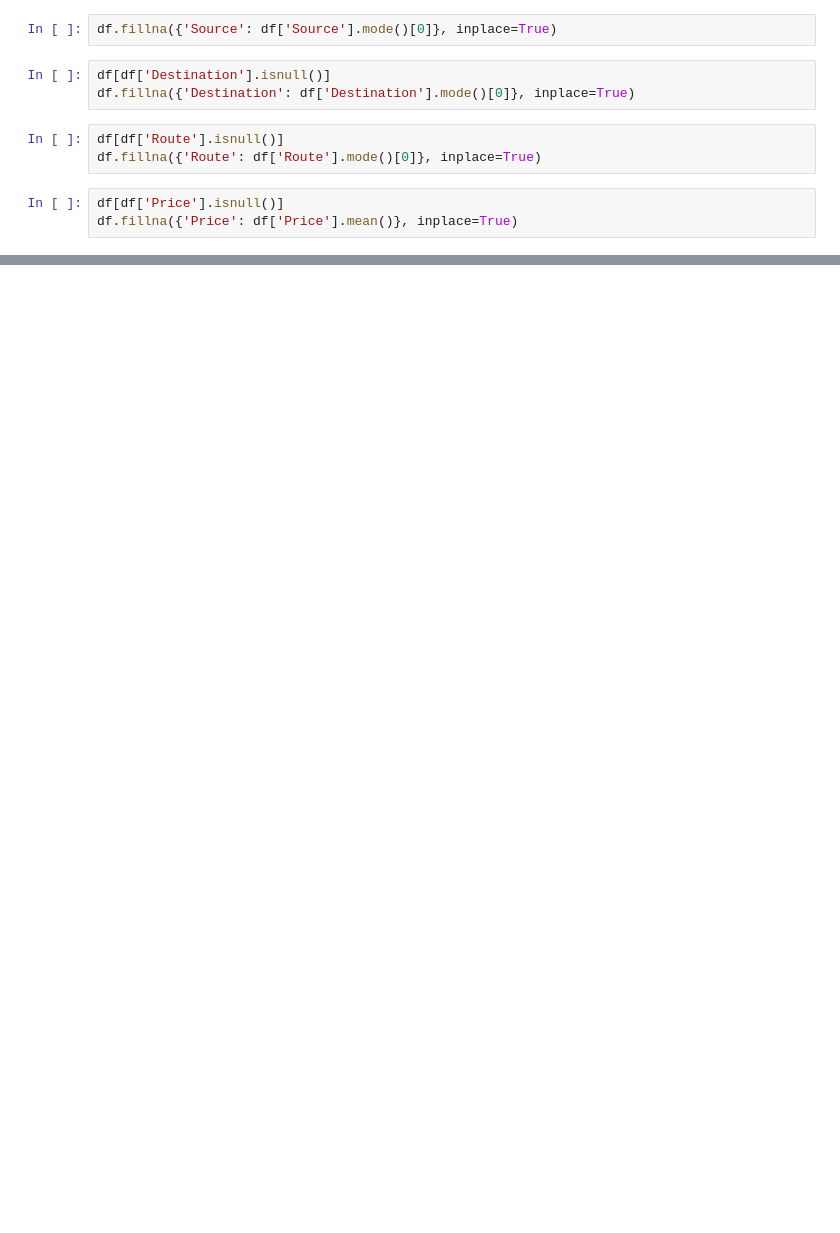
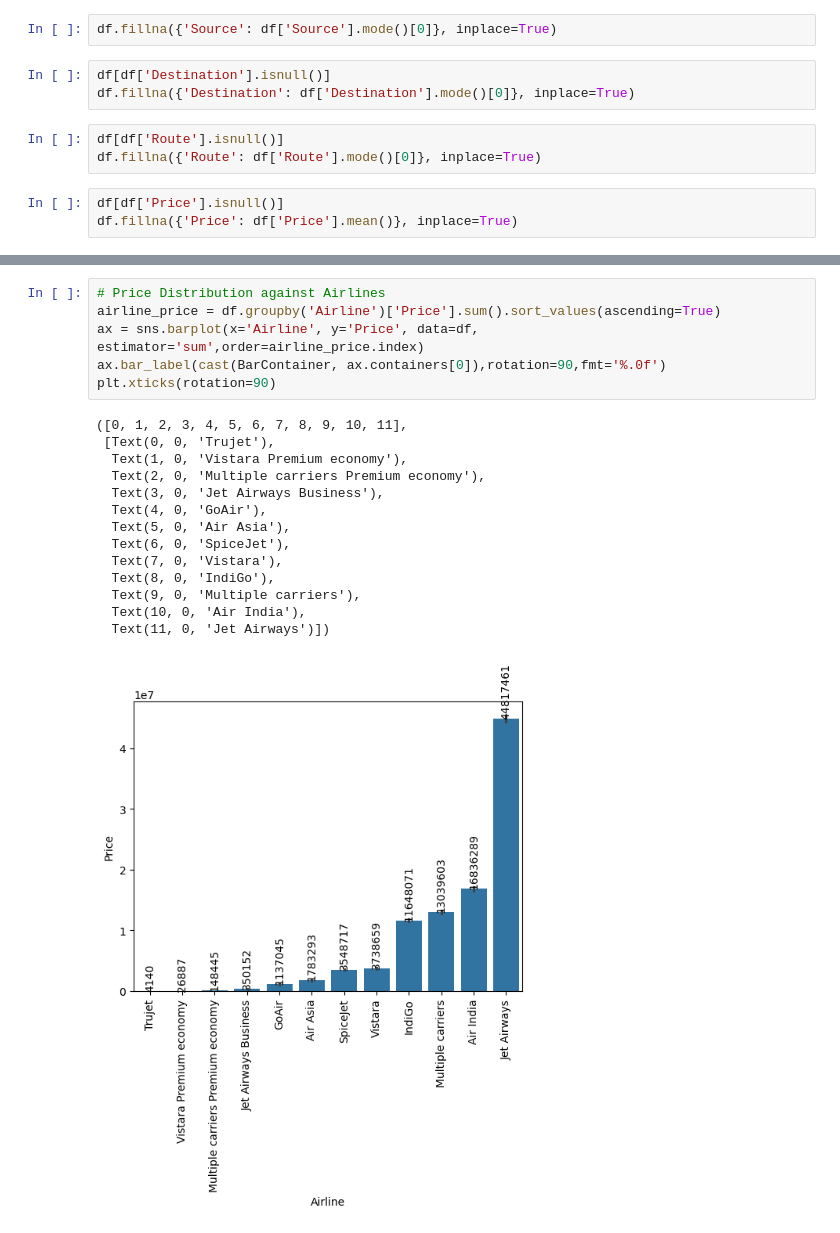
Before and after one commit to omkarbhat1995/Airline, a Jupyter notebook: Analysis.ipynb, the cells around one changed output, grey strips where cells are left out. Saved outputs shown, nothing was run; the diff lists cells and outputs as text; blank space fills up the shorter version.

```diff
--- a/Analysis.ipynb
+++ b/Analysis.ipynb
@@ -19,0 +180,21 @@ df.fillna({'Price': df['Price'].mean()}, inplace=True)
+# %%
+# Price Distribution against Airlines
+airline_price = df.groupby('Airline')['Price'].sum().sort_values(ascending=True)
+ax = sns.barplot(x='Airline', y='Price', data=df, estimator='sum',order=airline_price.index)
+ax.bar_label(cast(BarContainer, ax.containers[0]),rotation=90,fmt='%.0f')
+plt.xticks(rotation=90)
+# %% [output]
+([0, 1, 2, 3, 4, 5, 6, 7, 8, 9, 10, 11],
+ [Text(0, 0, 'Trujet'),
+  Text(1, 0, 'Vistara Premium economy'),
+  Text(2, 0, 'Multiple carriers Premium economy'),
+  Text(3, 0, 'Jet Airways Business'),
+  Text(4, 0, 'GoAir'),
+  Text(5, 0, 'Air Asia'),
+  Text(6, 0, 'SpiceJet'),
+  Text(7, 0, 'Vistara'),
+  Text(8, 0, 'IndiGo'),
+  Text(9, 0, 'Multiple carriers'),
+  Text(10, 0, 'Air India'),
+  Text(11, 0, 'Jet Airways')])
+[figure, added]
```
Also changed, not shown: parts of 23 cells of this notebook.
